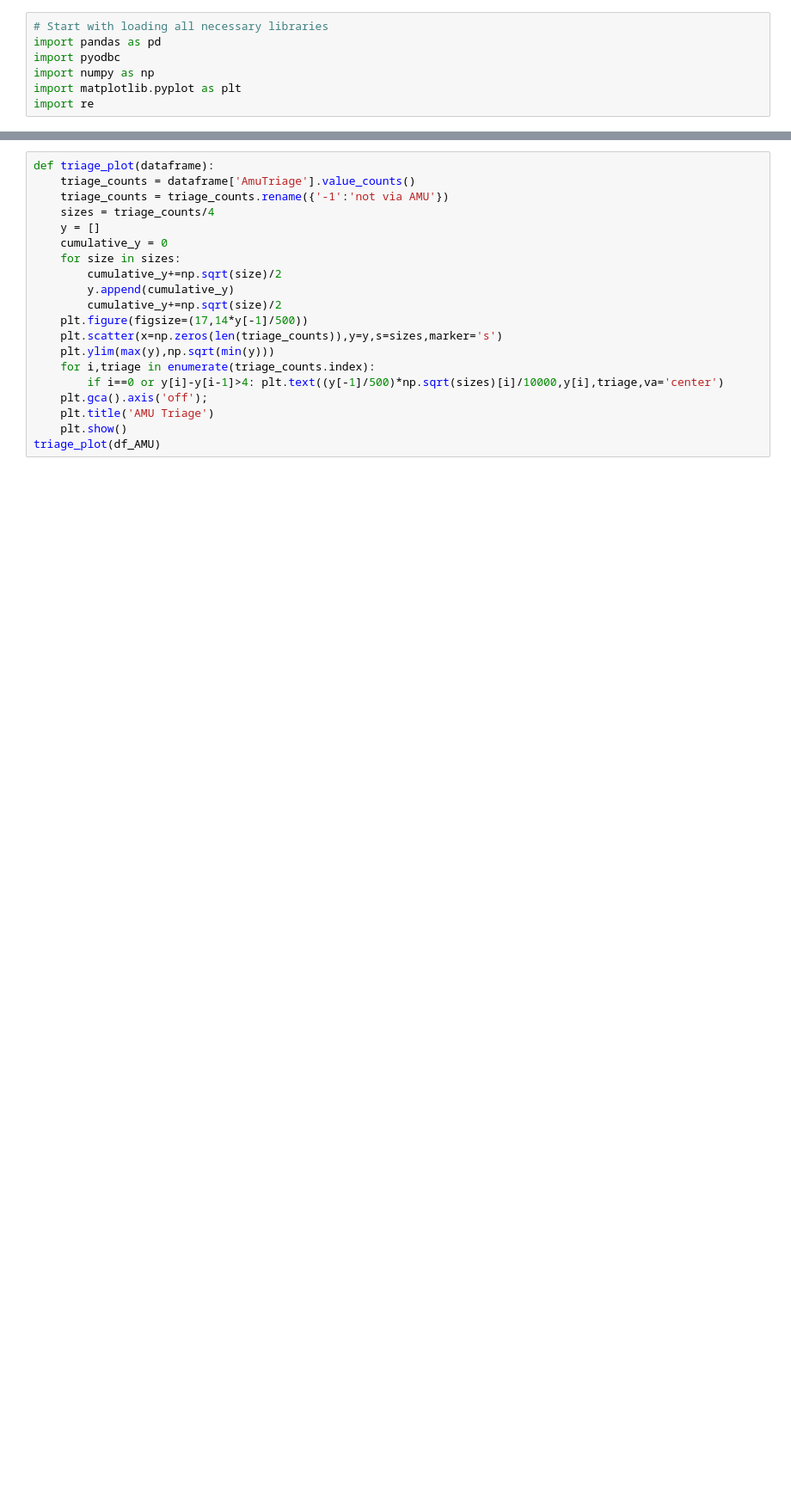
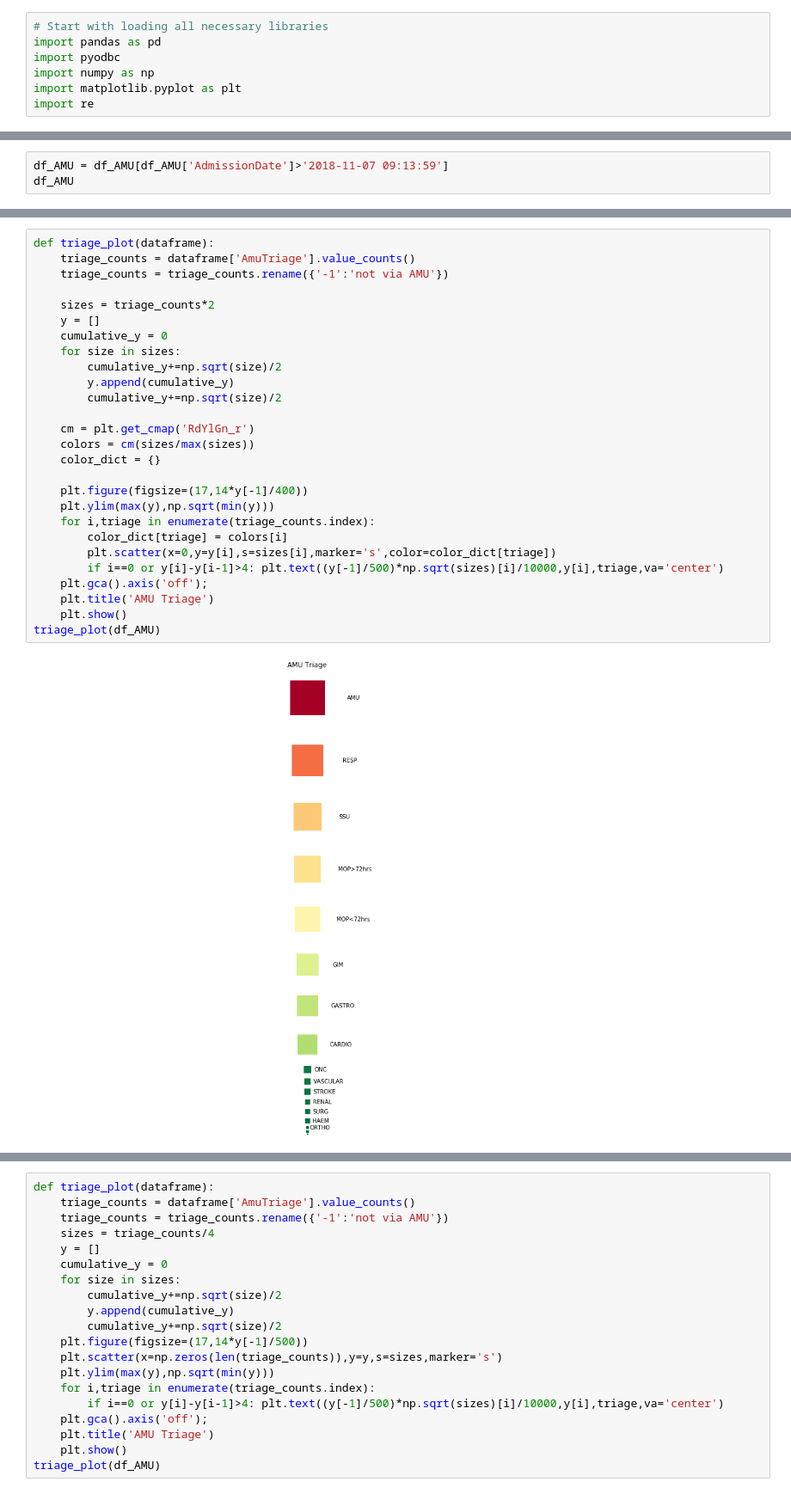
Before and after one commit to meevans1/PortsmouthHospitalTrust, a Jupyter notebook: diagnosis/AMUTriage.ipynb, the cells around one changed output, grey strips where cells are left out. Shown: that part at 86% size. Cells and saved outputs as stored; diff of their text form; blank space fills up the shorter version.

```diff
--- a/diagnosis/AMUTriage.ipynb
+++ b/diagnosis/AMUTriage.ipynb
@@ -219,0 +58,3 @@ df_AMU
+# %%
+df_AMU = df_AMU[df_AMU['AdmissionDate']>'2018-11-07 09:13:59']
+df_AMU
@@ -219,0 +80,29 @@ df_AMU
+# %%
+def triage_plot(dataframe):
+    triage_counts = dataframe['AmuTriage'].value_counts()
+    triage_counts = triage_counts.rename({'-1':'not via AMU'})
+
+    sizes = triage_counts*2
+    y = []
+    cumulative_y = 0
+    for size in sizes:
+        cumulative_y+=np.sqrt(size)/2
+        y.append(cumulative_y)
+        cumulative_y+=np.sqrt(size)/2
+
+    cm = plt.get_cmap('RdYlGn_r')
+    colors = cm(sizes/max(sizes))
+    color_dict = {}
+
+    plt.figure(figsize=(17,14*y[-1]/400))
+    plt.ylim(max(y),np.sqrt(min(y)))
+    for i,triage in enumerate(triage_counts.index):
+        color_dict[triage] = colors[i]
+        plt.scatter(x=0,y=y[i],s=sizes[i],marker='s',color=color_dict[triage])
+        if i==0 or y[i]-y[i-1]>4: plt.text((y[-1]/500)*np.sqrt(sizes)[i]/10000,y[i],triage,va='center')
+    plt.gca().axis('off');
+    plt.title('AMU Triage')
+    plt.show()
+triage_plot(df_AMU)
+# %% [output]
+[figure, added]
```
Also changed, not shown: parts of 27 cells of this notebook, 6 other files.
